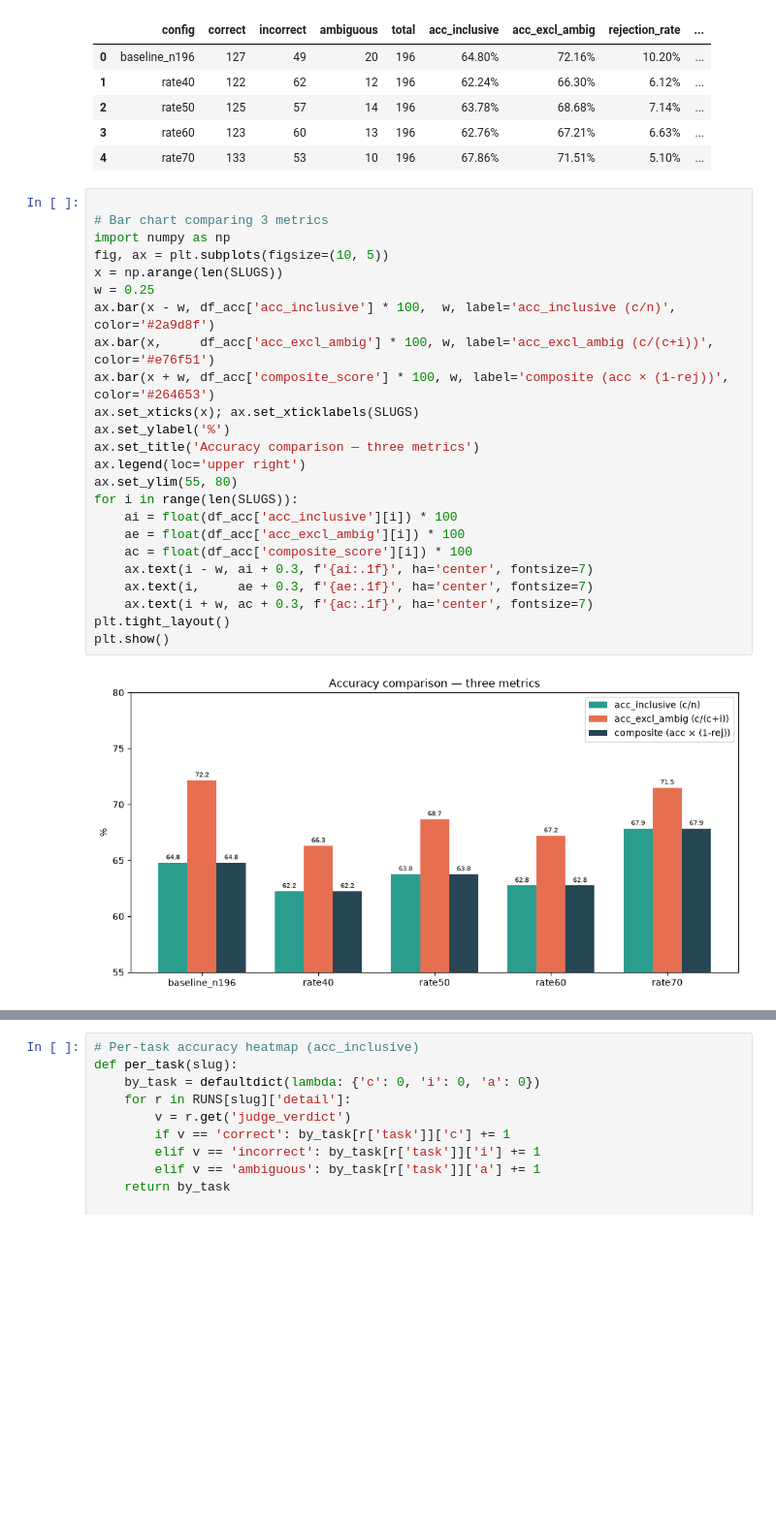
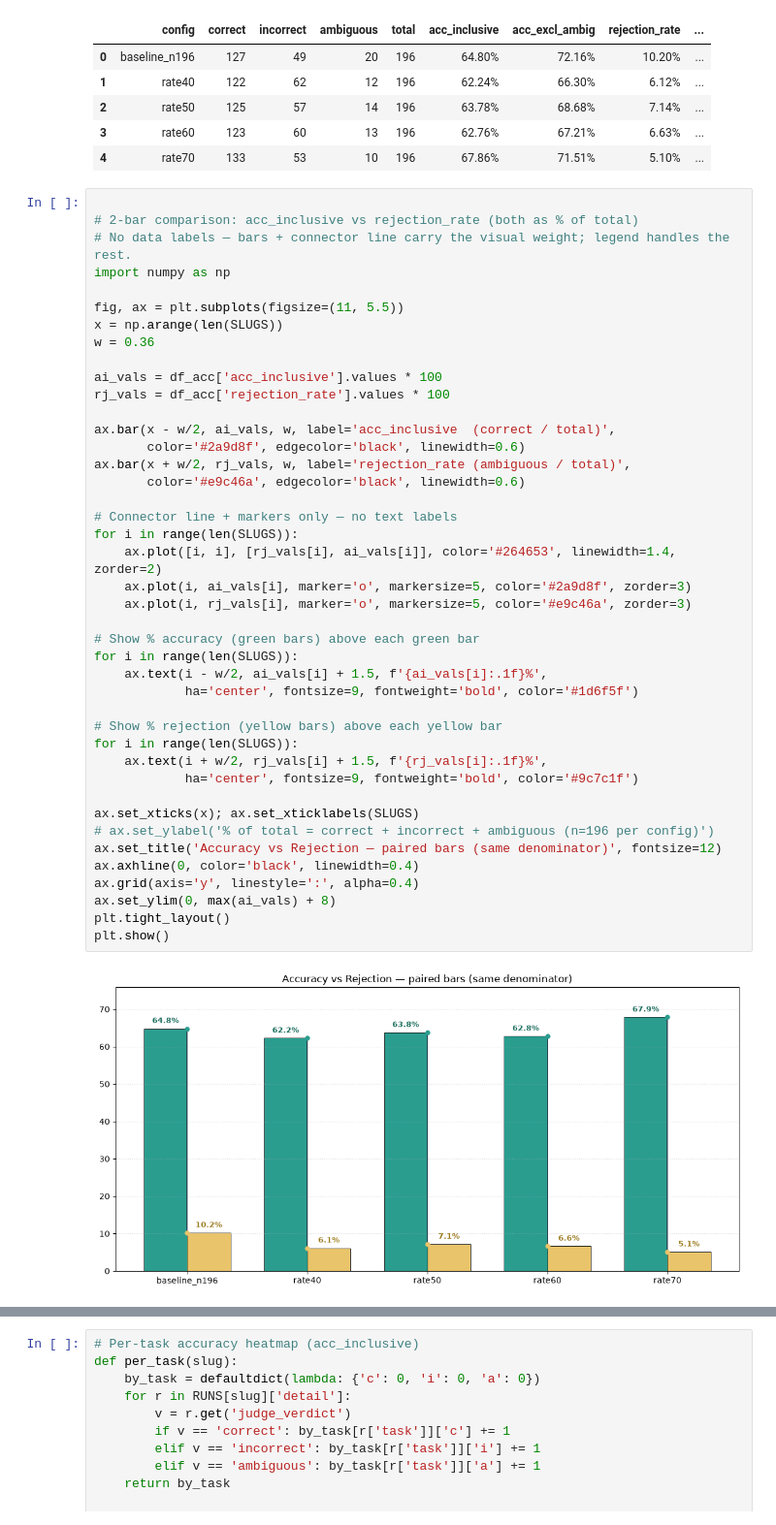
Before and after one commit to angWindy/OP5---LLM-Cost-Latency-Quality-Optimize, a Jupyter notebook: notebooks/_backup_executed_ok.ipynb, the cells around one changed output, grey strips where cells are left out. Shown at 97% size. Saved outputs shown, nothing was run; the diff lists cells and outputs as text; blank space fills up the shorter version.

```diff
--- a/notebooks/_backup_executed_ok.ipynb
+++ b/notebooks/_backup_executed_ok.ipynb
@@ -416,27 +416,45 @@ Accuracy per metric
 | 4 | rate70 | 133 | 53 | 10 | 196 | 67.86% | 71.51% | 5.10% | ... |
 # %%
 
-# Bar chart comparing 3 metrics
+# 2-bar comparison: acc_inclusive vs rejection_rate (both as % of total)
+# No data labels — bars + connector line carry the visual weight; legend handles the rest.
 import numpy as np
-fig, ax = plt.subplots(figsize=(10, 5))
+
+fig, ax = plt.subplots(figsize=(11, 5.5))
 x = np.arange(len(SLUGS))
-w = 0.25
-ax.bar(x - w, df_acc['acc_inclusive'] * 100,  w, label='acc_inclusive (c/n)',                color='#2a9d8f')
-ax.bar(x,     df_acc['acc_excl_ambig'] * 100, w, label='acc_excl_ambig (c/(c+i))',           color='#e76f51')
-ax.bar(x + w, df_acc['composite_score'] * 100, w, label='composite (acc × (1-rej))',         color='#264653')
+w = 0.36
+
+ai_vals = df_acc['acc_inclusive'].values * 100
+rj_vals = df_acc['rejection_rate'].values * 100
+
+ax.bar(x - w/2, ai_vals, w, label='acc_inclusive  (correct / total)',
+       color='#2a9d8f', edgecolor='black', linewidth=0.6)
+ax.bar(x + w/2, rj_vals, w, label='rejection_rate (ambiguous / total)',
+       color='#e9c46a', edgecolor='black', linewidth=0.6)
+
+# Connector line + markers only — no text labels
+for i in range(len(SLUGS)):
+    ax.plot([i, i], [rj_vals[i], ai_vals[i]], color='#264653', linewidth=1.4, zorder=2)
+    ax.plot(i, ai_vals[i], marker='o', markersize=5, color='#2a9d8f', zorder=3)
+    ax.plot(i, rj_vals[i], marker='o', markersize=5, color='#e9c46a', zorder=3)
+
+# Show % accuracy (green bars) above each green bar
+for i in range(len(SLUGS)):
+    ax.text(i - w/2, ai_vals[i] + 1.5, f'{ai_vals[i]:.1f}%',
+            ha='center', fontsize=9, fontweight='bold', color='#1d6f5f')
+
+# Show % rejection (yellow bars) above each yellow bar
+for i in range(len(SLUGS)):
+    ax.text(i + w/2, rj_vals[i] + 1.5, f'{rj_vals[i]:.1f}%',
+            ha='center', fontsize=9, fontweight='bold', color='#9c7c1f')
+
 ax.set_xticks(x); ax.set_xticklabels(SLUGS)
-ax.set_ylabel('%')
-ax.set_title('Accuracy comparison — three metrics')
-ax.legend(loc='upper right')
-ax.set_ylim(55, 80)
-for i in range(len(SLUGS)):
-    ai = float(df_acc['acc_inclusive'][i]) * 100
-    ae = float(df_acc['acc_excl_ambig'][i]) * 100
-    ac = float(df_acc['composite_score'][i]) * 100
-    ax.text(i - w, ai + 0.3, f'{ai:.1f}', ha='center', fontsize=7)
-    ax.text(i,     ae + 0.3, f'{ae:.1f}', ha='center', fontsize=7)
-    ax.text(i + w, ac + 0.3, f'{ac:.1f}', ha='center', fontsize=7)
+# ax.set_ylabel('% of total = correct + incorrect + ambiguous (n=196 per config)')
+ax.set_title('Accuracy vs Rejection — paired bars (same denominator)', fontsize=12)
+ax.axhline(0, color='black', linewidth=0.4)
+ax.grid(axis='y', linestyle=':', alpha=0.4)
+ax.set_ylim(0, max(ai_vals) + 8)
 plt.tight_layout()
 plt.show()
 # %% [output]
-[figure, old version]
+[figure, new version]
```
Also changed, not shown: parts of 16 cells of this notebook, 21 other files.
